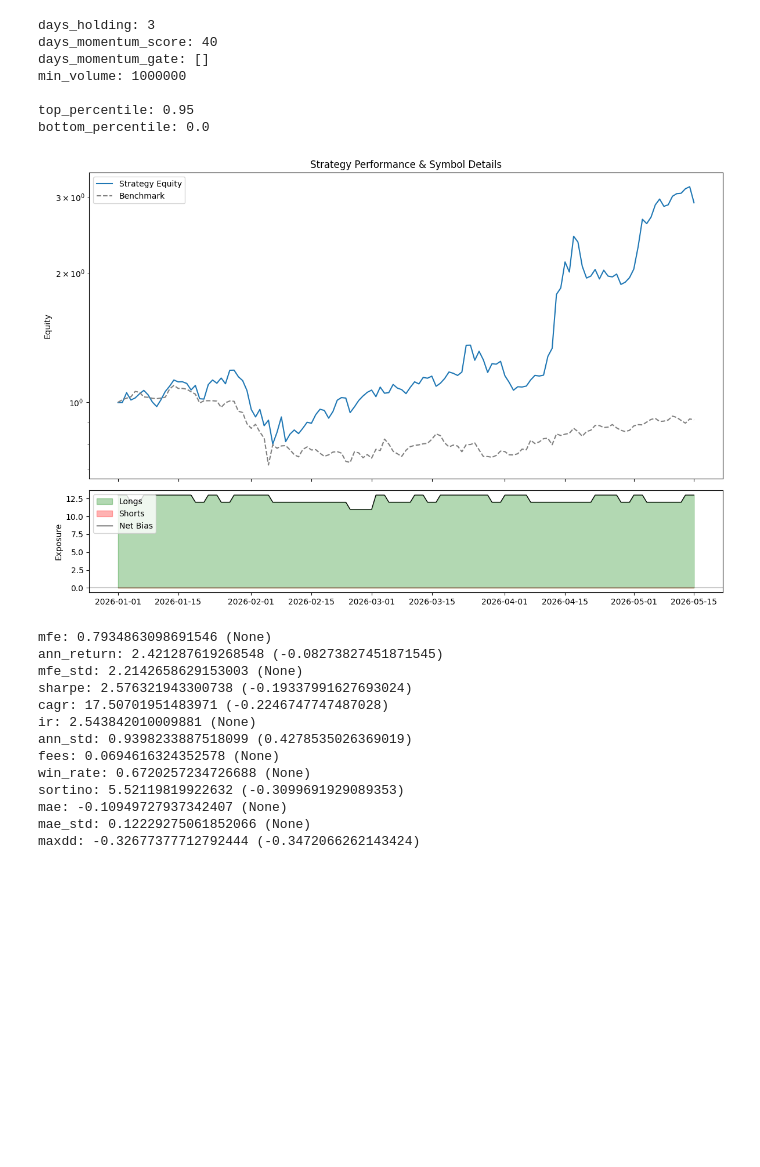
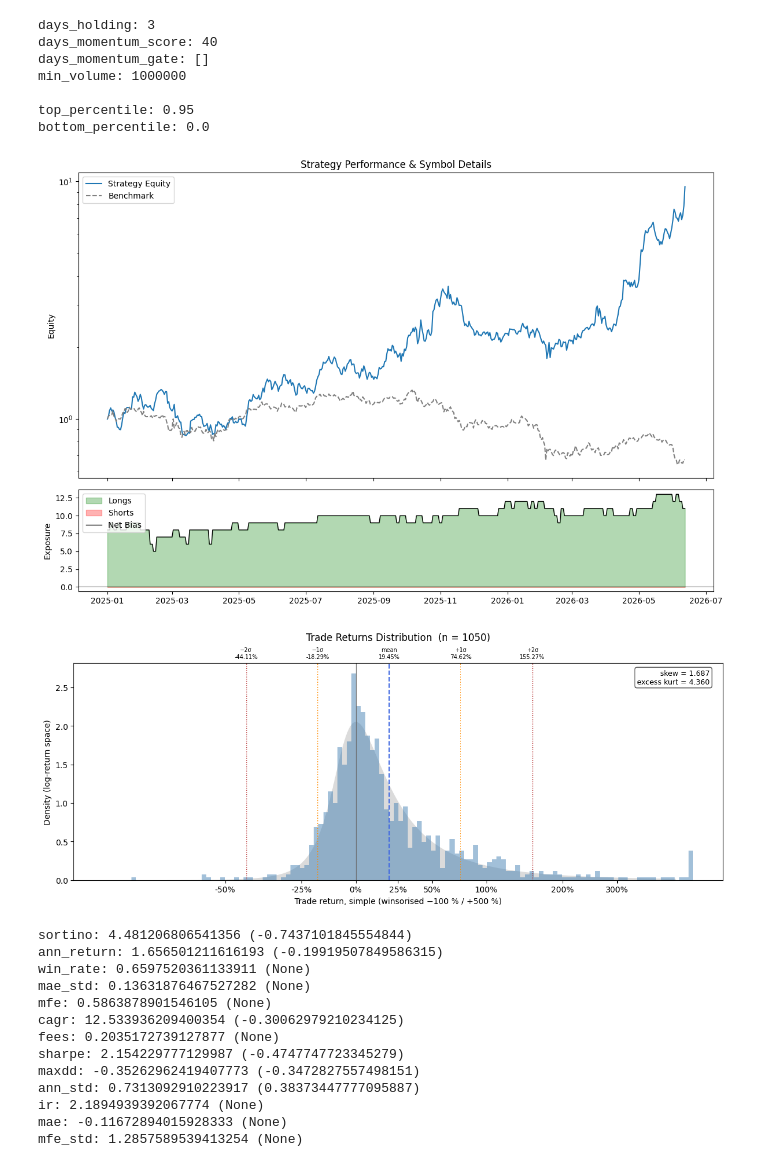
Before and after one commit to flanfly/studies, a Jupyter notebook: crypto-momentum-prod-v1.ipynb, the cells around one changed output. Drawn from its saved outputs; the diff is of its cells as text; code cells hidden in the pictures; blank space fills up the shorter version.

```diff
--- a/crypto-momentum-prod-v1.ipynb
+++ b/crypto-momentum-prod-v1.ipynb
@@ -41,11 +41,12 @@ import functools as fc
 import operator
 
 df = (
-    pl.read_parquet("polarity/latest-data/*parquet")
+    pl.read_parquet("polarity/latest-data.parquet")
     .rename(
         {
             "asset": "symbol",
             "price": "close",
+            'ts':'ts',
         }
     )
     .with_columns(ts=pl.col("ts").dt.cast_time_unit("us"))
@@ -62,7 +63,7 @@ df = (
         volume=pl.col('total_volume').rolling_mean(days_holding_P).over('symbol'),
     )
     .sort("ts")
-    .filter(pl.col("ts").dt.year() >= 2026)
+    .filter(pl.col("ts") .dt.year() >= 2025)
     .drop_nulls(['volume'])
 )
 
@@ -90,48 +91,49 @@ if len(days_momentum_gate_P) > 0:
     short_gate_expr = fc.reduce(operator.and_, [pl.col(f'mom{n}') < 0 for n in days_momentum_gate_P]) & (pl.col('mkt') < -0.15)
 else:
     long_gate_expr = pl.lit(True)
     short_gate_expr = pl.lit(True)
 
 
 test = bt.Backtest(
     df,
     alpha=Alpha(
         long_expr=(pl.col("rank") >= top_percentile_P) & long_gate_expr & (pl.col('volume') > min_volume_P),
         short_expr=(
             (pl.col("rank") <= bottom_percentile_P) & short_gate_expr & (pl.col('volume') > min_volume_P)
             if bottom_percentile_P is not None
             else pl.lit(False)
         ),
     ),
     benchmark="btc",
     period=days_holding_P,
-    eager_rebalance=True,
+    eager_rebalance=False,
 )
 
 test.run()
 res = test.report(plot=True)
 
 for col in set(res.columns) - {'year', 'src'}:
     s = res.filter(pl.col('src') == 'Strategy')
     b = res.filter(pl.col('src') == 'Benchmark')
 
     print(f"{col}: {s[col].mean()} ({b[col].mean()})")
     sb.glue(col,s[col].mean())
 # %% [output]
-[figure, old version]
+[figure, new version]
+[figure, added]
-mfe: 0.7934863098691546 (None)
-ann_return: 2.421287619268548 (-0.08273827451871545)
-mfe_std: 2.2142658629153003 (None)
-sharpe: 2.576321943300738 (-0.19337991627693024)
-cagr: 17.50701951483971 (-0.2246747747487028)
-ir: 2.543842010009881 (None)
-ann_std: 0.9398233887518099 (0.4278535026369019)
-fees: 0.0694616324352578 (None)
-win_rate: 0.6720257234726688 (None)
-sortino: 5.52119819922632 (-0.3099691929089353)
-mae: -0.10949727937342407 (None)
-mae_std: 0.12229275061852066 (None)
-maxdd: -0.32677377712792444 (-0.3472066262143424)
+sortino: 4.481206806541356 (-0.7437101845554844)
+ann_return: 1.656501211616193 (-0.19919507849586315)
+win_rate: 0.6597520361133911 (None)
+mae_std: 0.13631876467527282 (None)
+mfe: 0.5863878901546105 (None)
+cagr: 12.533936209400354 (-0.30062979210234125)
+fees: 0.2035172739127877 (None)
+sharpe: 2.154229777129987 (-0.4747747723345279)
+maxdd: -0.35262962419407773 (-0.3472827557498151)
+ann_std: 0.7313092910223917 (0.38373447777095887)
+ir: 2.1894939392067774 (None)
+mae: -0.11672894015928333 (None)
+mfe_std: 1.2857589539413254 (None)
 # %%
 print(
     test.live(equity=10_000)
```
Also changed, not shown: parts of 1 cell of this notebook, 41 other files.
